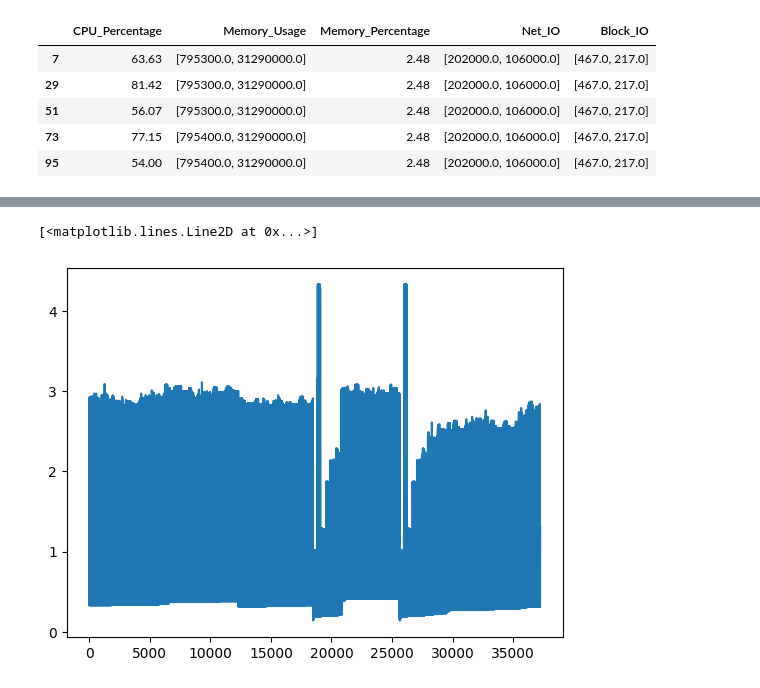
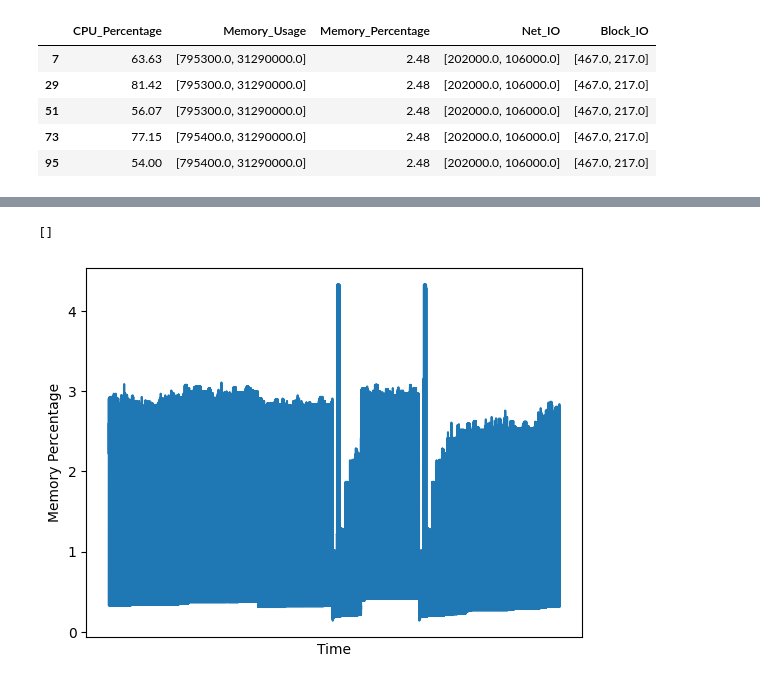
Before and after one commit to andrasfe/decfed-eth, a Jupyter notebook: testbed/reports/local_training_progress.ipynb, the cells around one changed output, grey strips where cells are left out. Cells and saved outputs as stored; diff of their text form; code cells hidden in the pictures.

```diff
--- a/testbed/reports/local_training_progress.ipynb
+++ b/testbed/reports/local_training_progress.ipynb
@@ -113,5 +111,8 @@ Text(0.5, 1.0, 'CPU Percentage every 10 sec')
-# %%
-plt.plot(df['Memory_Percentage'])
-# %% [output]
-[<matplotlib.lines.Line2D at 0x...>]
-[figure, removed]
+# %%
+plt.plot(df['Memory_Percentage'])
+plt.xlabel('Time')
+plt.ylabel('Memory Percentage')
+plt.gca().set_xticks([])
+# %% [output]
+[]
+[figure, added]
```
Also changed, not shown: parts of 4 cells of this notebook, 1 other file.
